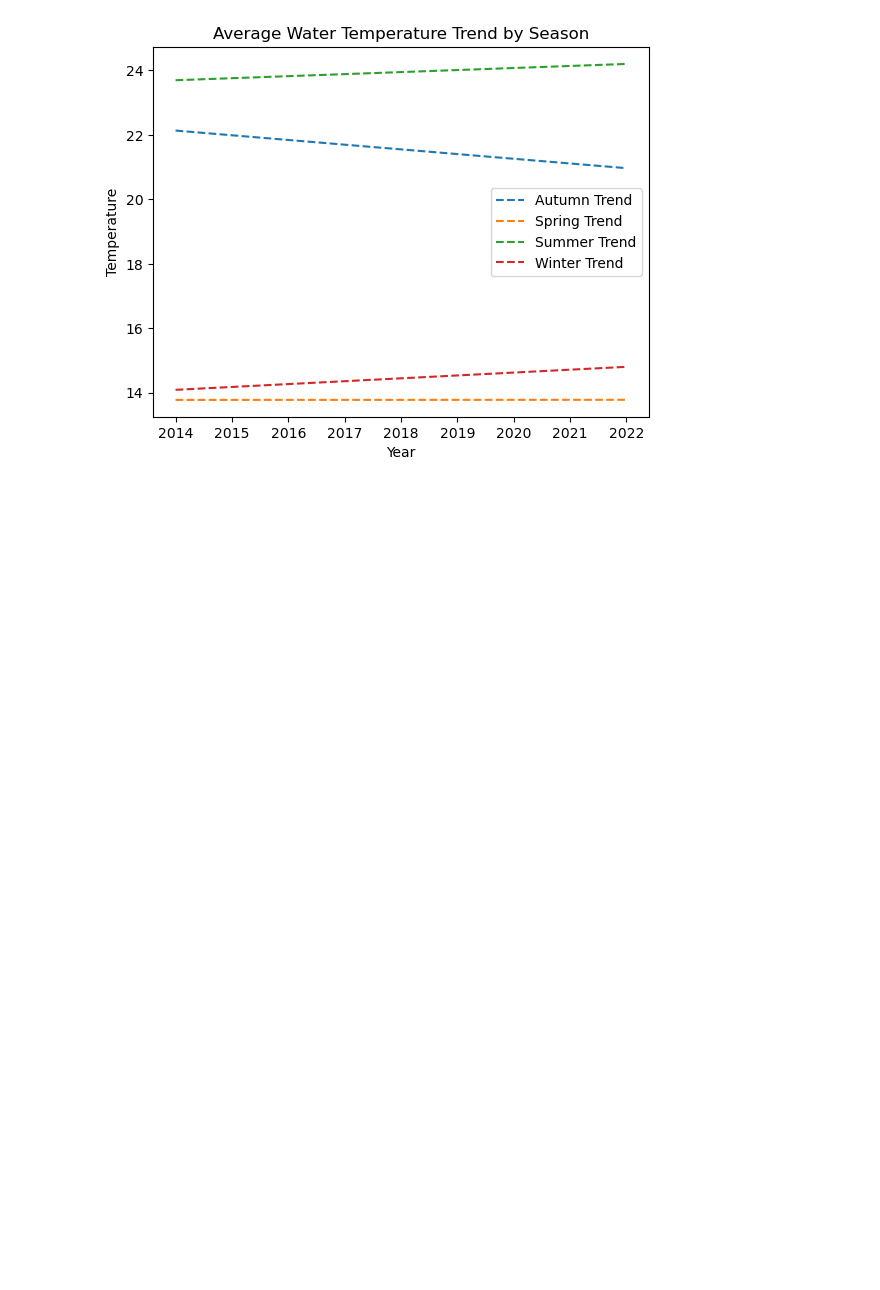
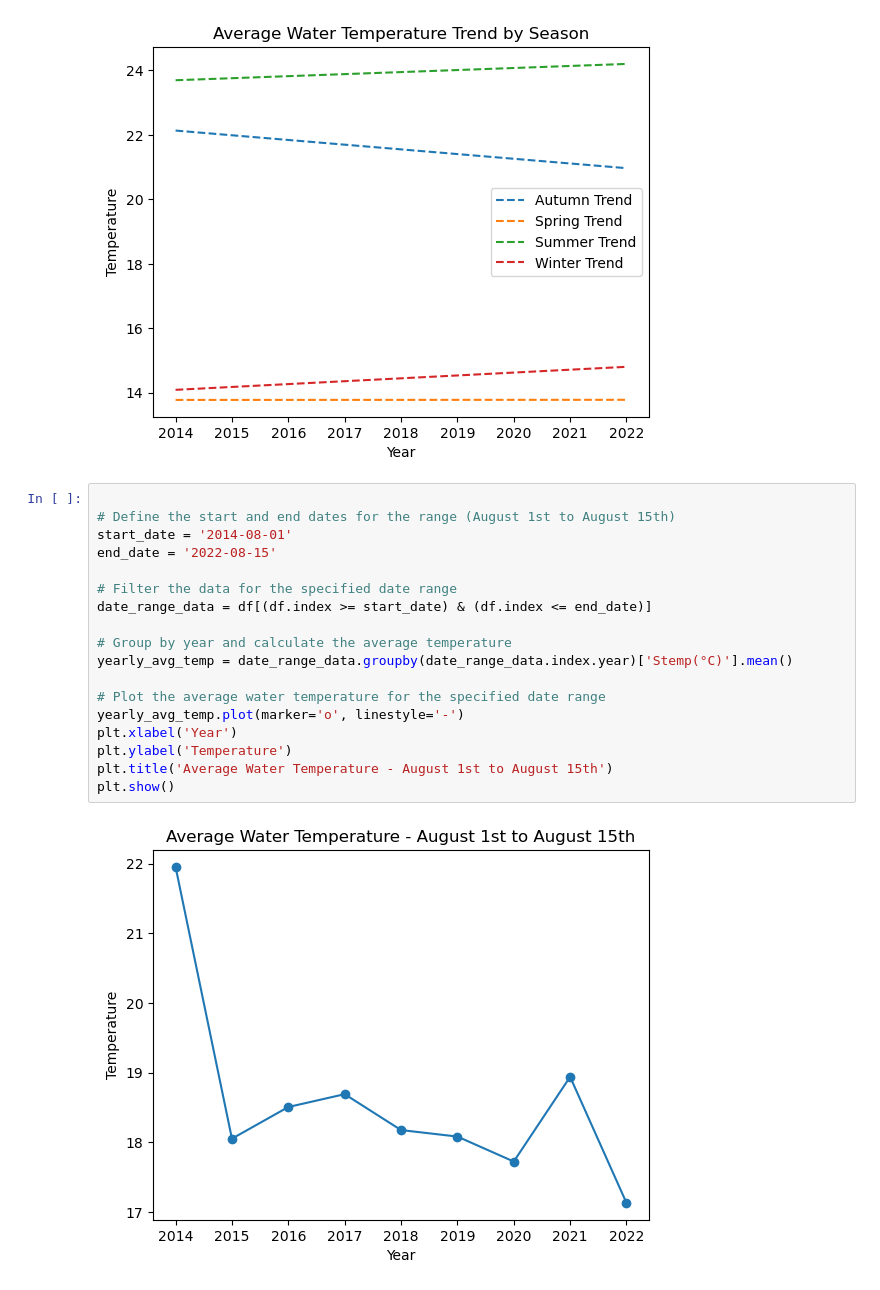
Before and after one commit to eshehh/K1109_Py_Class_Lab, a Jupyter notebook: testpyt/0523_추자도.ipynb, the cells around one changed output. Saved outputs shown, nothing was run; the diff lists cells and outputs as text; blank space fills up the shorter version.

```diff
--- a/testpyt/0523_추자도.ipynb
+++ b/testpyt/0523_추자도.ipynb
@@ -512,3 +512,23 @@ Order of trends by prominence:
 3. Spring - Slope: 0.0004518867060942545
 4. Autumn - Slope: -0.14585409077481135
 [figure]
+# %%
+
+# Define the start and end dates for the range (August 1st to August 15th)
+start_date = '2014-08-01'
+end_date = '2022-08-15'
+
+# Filter the data for the specified date range
+date_range_data = df[(df.index >= start_date) & (df.index <= end_date)]
+
+# Group by year and calculate the average temperature
+yearly_avg_temp = date_range_data.groupby(date_range_data.index.year)['Stemp(°C)'].mean()
+
+# Plot the average water temperature for the specified date range
+yearly_avg_temp.plot(marker='o', linestyle='-')
+plt.xlabel('Year')
+plt.ylabel('Temperature')
+plt.title('Average Water Temperature - August 1st to August 15th')
+plt.show()
+# %% [output]
+[figure, added]
```
Also changed, not shown: parts of 2 cells of this notebook, 12 other files.
